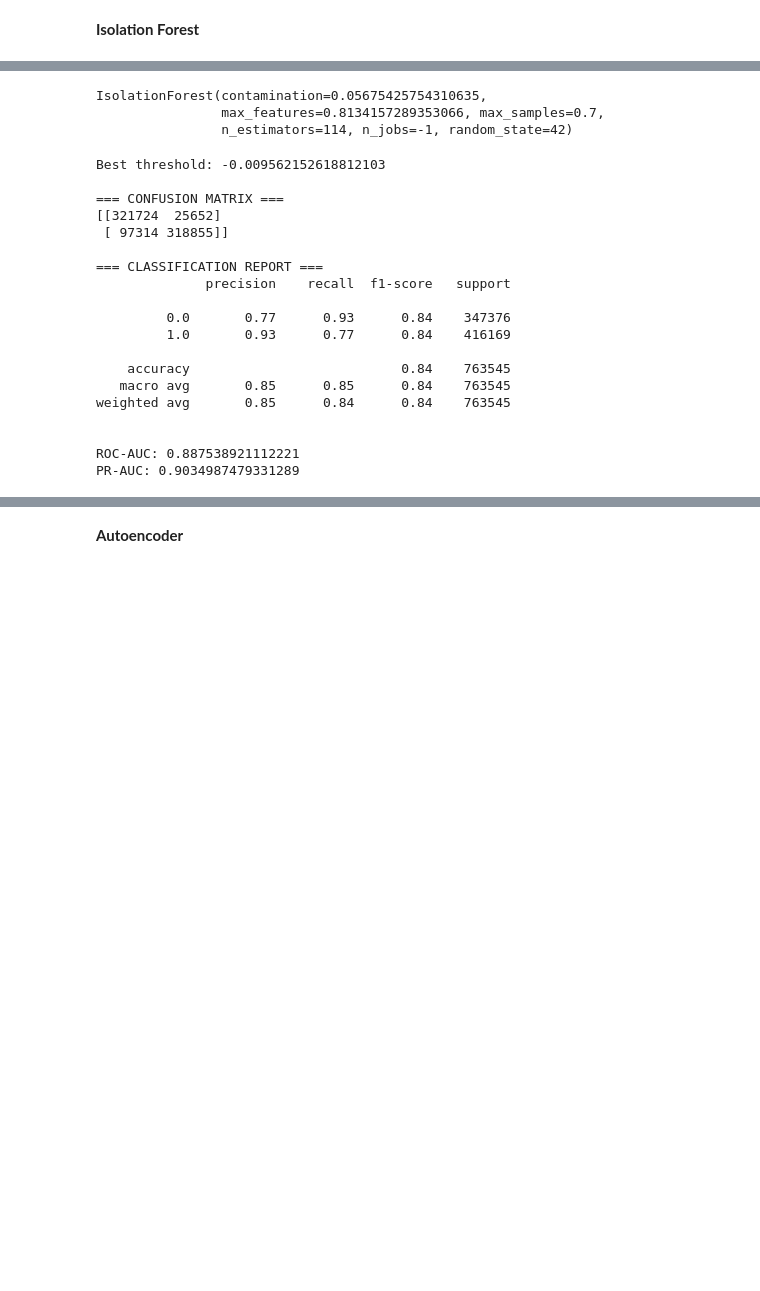
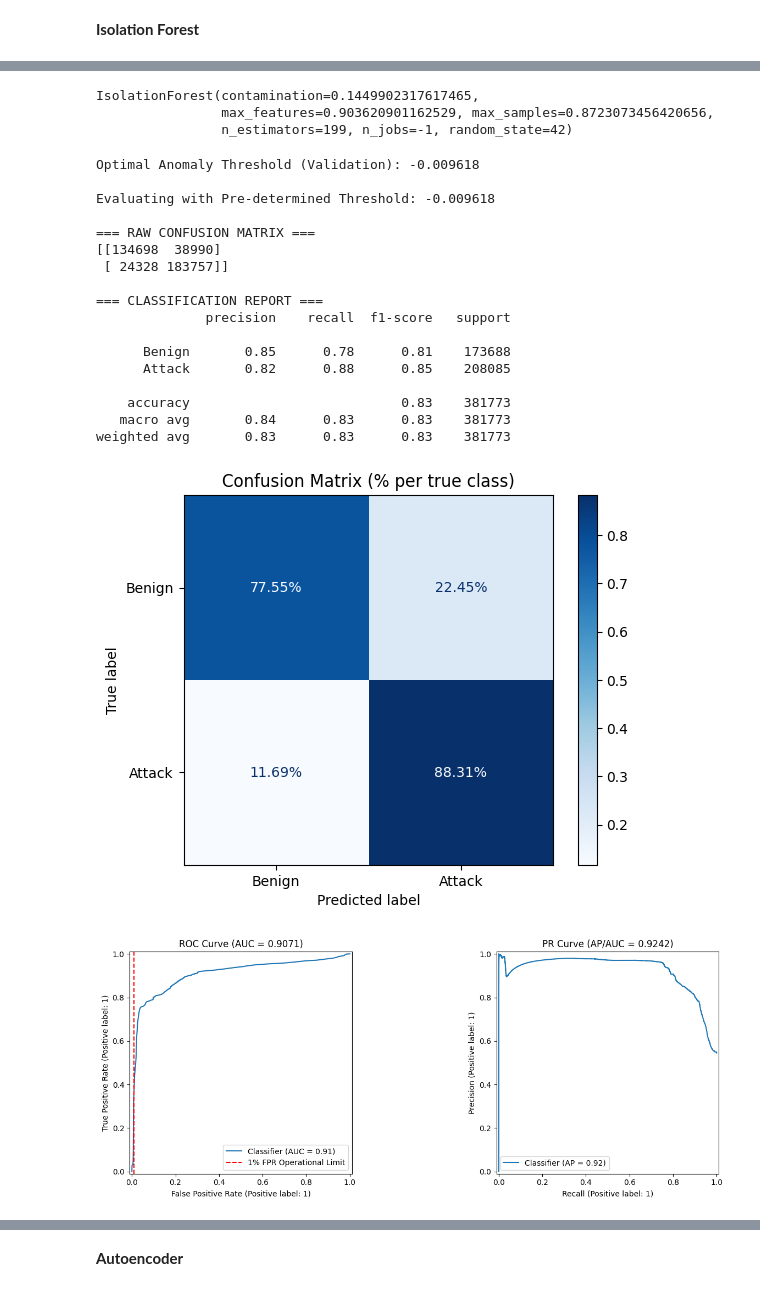
Before and after one commit to Axton-Industries/IDS-based-on-machine-learning-techniques, a Jupyter notebook: notebooks/05_modeling.ipynb, the cells around one changed output, grey strips where cells are left out. Cells and saved outputs as stored; diff of their text form; code cells hidden in the pictures; blank space fills up the shorter version.

```diff
--- a/notebooks/05_modeling.ipynb
+++ b/notebooks/05_modeling.ipynb
@@ -280,8 +300,17 @@ Top 20 Features (Random Forest):
 # %% [markdown]
 #### 3) Modelos No Supervisados
+# %%
+# I wanna avoid bias when we evaluate the models
+X_val_N, X_test_final, y_val_N, y_test_final = train_test_split(
+    X_test_N,
+    y_test_N,
+    test_size=0.5,
+    stratify=y_test_N,
+    random_state=42
+)
 # %% [markdown]
 **Isolation Forest**
 # %%
-best_params = tune_if(X_train_N, n_trials=5)
+best_params = tune_if(X_train_N, n_trials=30)
 print(best_params)
 # %% [output]
@@ -295,7 +318,6 @@ print(best_params)
 # %%
 if_model = IsolationForest(
     **best_params,
-
     random_state=42,
     n_jobs=-1
 )
@@ -303,31 +325,37 @@ if_model = IsolationForest(
 # TRAIN (unsupervised: only X_train)
 if_model.fit(X_train_N)
 # %% [output]
-IsolationForest(contamination=0.05675425754310635,
-                max_features=0.8134157289353066, max_samples=0.7,
-                n_estimators=114, n_jobs=-1, random_state=42)
+IsolationForest(contamination=0.1449902317617465,
+                max_features=0.903620901162529, max_samples=0.8723073456420656,
+                n_estimators=199, n_jobs=-1, random_state=42)
-# %%
-# SCORES
-scores = -if_model.decision_function(X_test_N)
-# EVALUATION
-evaluate_binary(scores, y_test_N)
-# %% [output]
-Best threshold: -0.009562152618812103
-
-=== CONFUSION MATRIX ===
-[[321724  25652]
- [ 97314 318855]]
-
-=== CLASSIFICATION REPORT ===
-              precision    recall  f1-score   support
-
-         0.0       0.77      0.93      0.84    347376
-         1.0       0.93      0.77      0.84    416169
-
-    accuracy                           0.84    763545
-   macro avg       0.85      0.85      0.84    763545
-weighted avg       0.85      0.84      0.84    763545
-
-
-ROC-AUC: 0.887538921112221
-PR-AUC: 0.9034987479331289
+# %%
+# 1. Get VALIDATION scores to find the threshold safely
+val_scores = -if_model.decision_function(X_val_N)
+best_threshold = get_defensive_threshold(val_scores, y_val_N, beta=1)
+print(f"Optimal Anomaly Threshold (Validation): {best_threshold:.6f}")
+
+# 2. Get TEST scores using the untouched final test split
+final_test_scores = -if_model.decision_function(X_test_final)
+
+# 3. Evaluate blindly (Zero Leakage) using your unsupervised function
+evaluate_binary(final_test_scores, y_test_final, best_threshold)
+# %% [output]
+Optimal Anomaly Threshold (Validation): -0.009618
+
+Evaluating with Pre-determined Threshold: -0.009618
+
+=== RAW CONFUSION MATRIX ===
+[[134698  38990]
+ [ 24328 183757]]
+
+=== CLASSIFICATION REPORT ===
+              precision    recall  f1-score   support
+
+      Benign       0.85      0.78      0.81    173688
+      Attack       0.82      0.88      0.85    208085
+
+    accuracy                           0.83    381773
+   macro avg       0.84      0.83      0.83    381773
+weighted avg       0.83      0.83      0.83    381773
+[figure, added]
+[figure, added]
```
Also changed, not shown: parts of 34 cells of this notebook, 3 other files.
